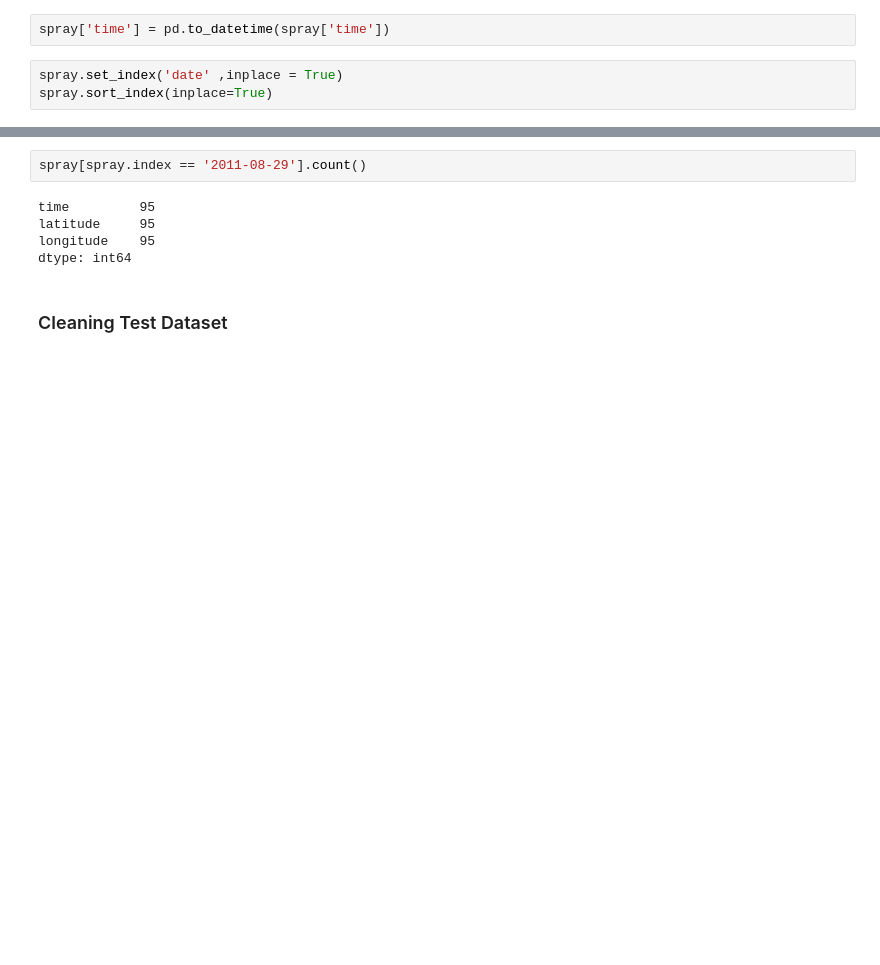
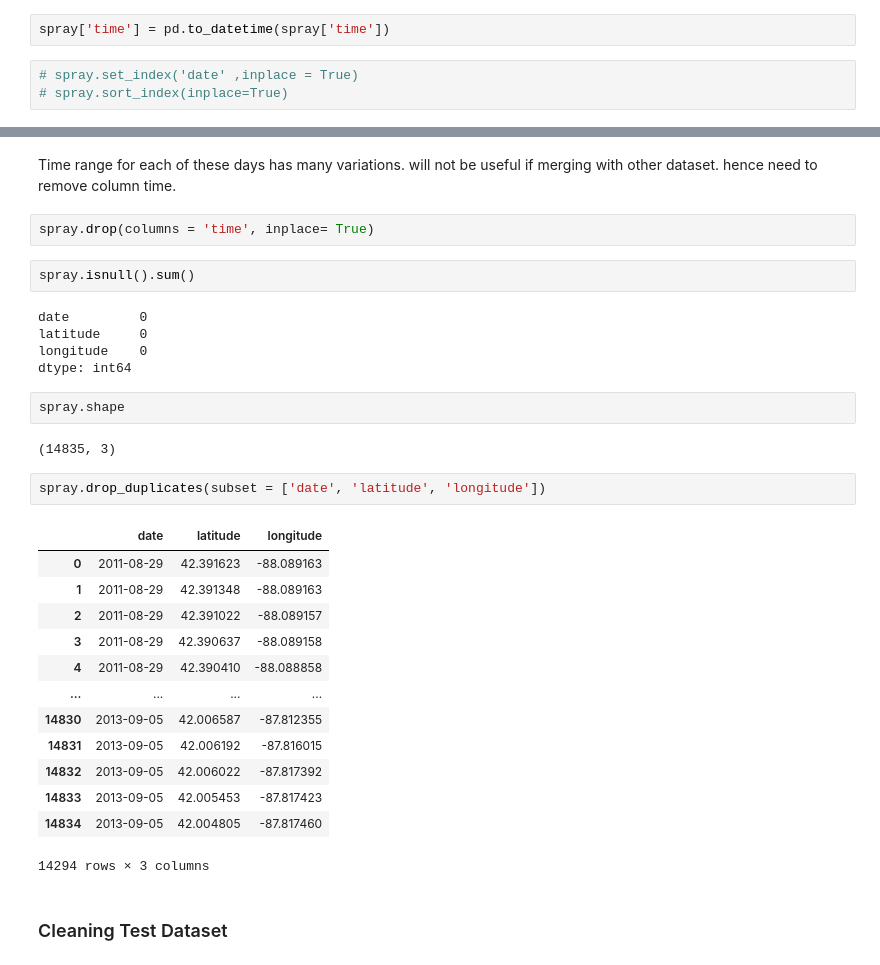
Before and after one commit to msamhz/GA-Project_4, a Jupyter notebook: code/EDA_Cleanup_Consolidate.ipynb, the cells around one changed output, grey strips where cells are left out. Cells and saved outputs as stored; diff of their text form; blank space fills up the shorter version.

```diff
--- a/code/EDA_Cleanup_Consolidate.ipynb
+++ b/code/EDA_Cleanup_Consolidate.ipynb
@@ -586,5 +586,5 @@ spray['date'] = pd.to_datetime(spray['date']).dt.date
 # %%
 spray['time'] = pd.to_datetime(spray['time'])
 # %%
-spray.set_index('date' ,inplace = True)
-spray.sort_index(inplace=True)
+# spray.set_index('date' ,inplace = True)
+# spray.sort_index(inplace=True)
@@ -644,10 +605,34 @@ Timestamp('2022-04-06 18:56:58')
-# %%
-spray[spray.index == '2011-08-29'].count()
-# %% [output]
-time         95
-latitude     95
-longitude    95
-dtype: int64
+# %% [markdown]
+Time range for each of these days has many variations. will not be useful if merging with other dataset. hence need to remove column time.
+# %%
+spray.drop(columns = 'time', inplace= True)
+# %%
+spray.isnull().sum()
+# %% [output]
+date         0
+latitude     0
+longitude    0
+dtype: int64
+# %%
+spray.shape
+# %% [output]
+(14835, 3)
+# %%
+spray.drop_duplicates(subset = ['date', 'latitude', 'longitude'])
+# %% [output]
+|  | date | latitude | longitude |
+| 0 | 2011-08-29 | 42.391623 | -88.089163 |
+| 1 | 2011-08-29 | 42.391348 | -88.089163 |
+| 2 | 2011-08-29 | 42.391022 | -88.089157 |
+| 3 | 2011-08-29 | 42.390637 | -88.089158 |
+| 4 | 2011-08-29 | 42.390410 | -88.088858 |
+| ... | ... | ... | ... |
+| 14830 | 2013-09-05 | 42.006587 | -87.812355 |
+| 14831 | 2013-09-05 | 42.006192 | -87.816015 |
+| 14832 | 2013-09-05 | 42.006022 | -87.817392 |
+| 14833 | 2013-09-05 | 42.005453 | -87.817423 |
+| 14834 | 2013-09-05 | 42.004805 | -87.817460 |
+14294 rows × 3 columns
 # %% [markdown]
 ### Cleaning Test Dataset
 # %%
```
Also changed, not shown: parts of 5 cells of this notebook.
